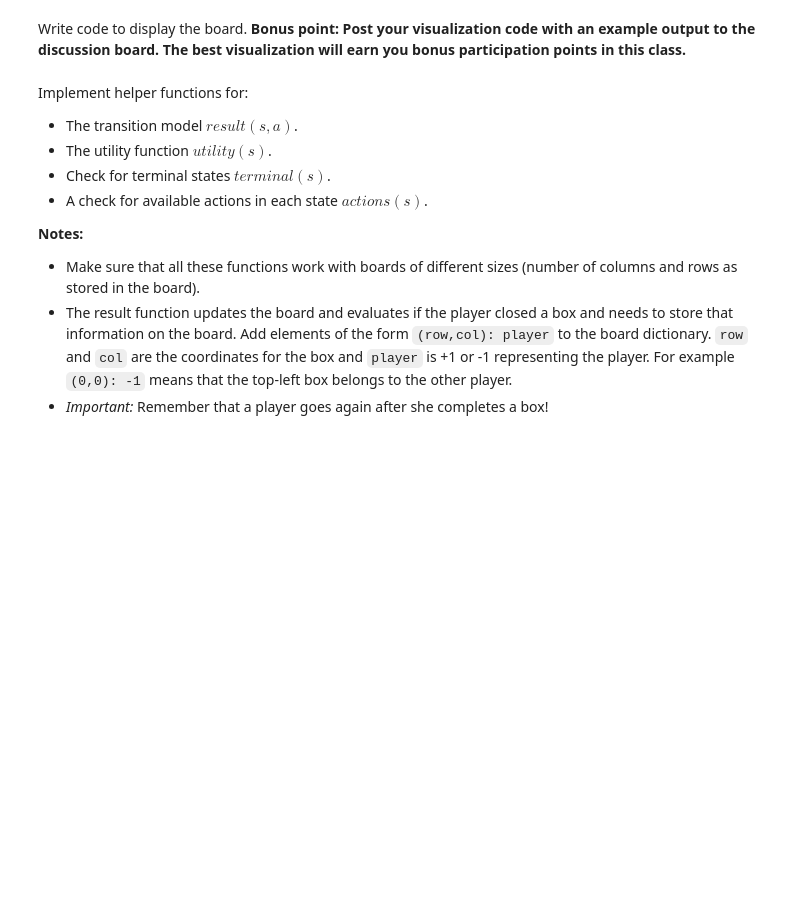
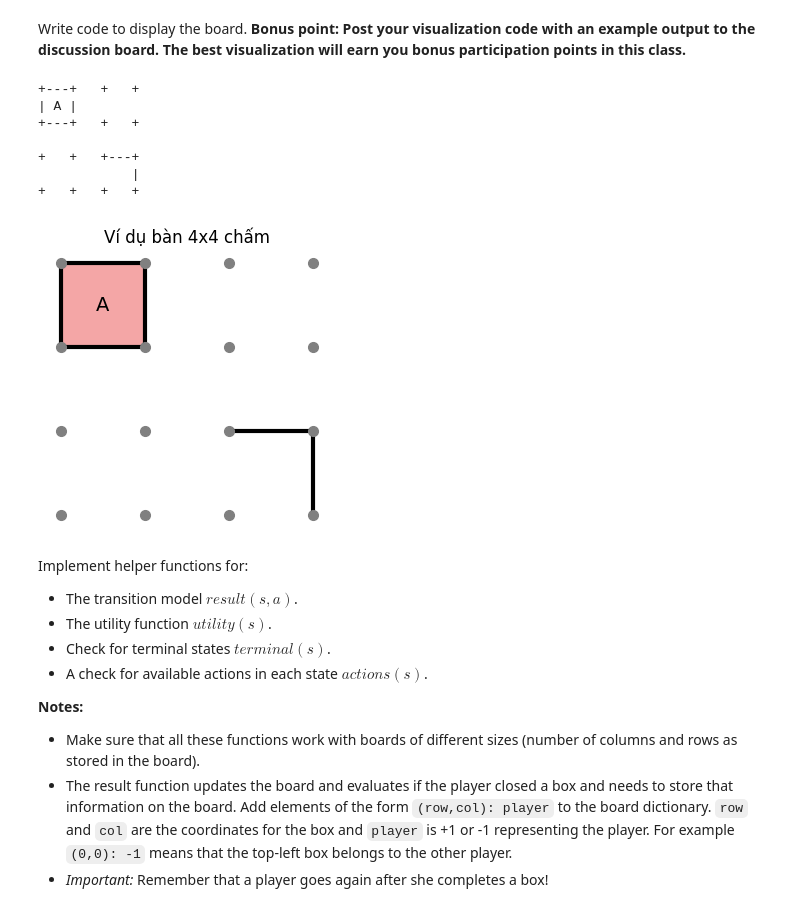
Before and after one commit to ngan23github/Advanced_Artificial_Intelligience_Group, a Jupyter notebook: Lab05/assignment_dots_and_boxes.ipynb, the cells around one changed output. Saved outputs shown, nothing was run; the diff lists cells and outputs as text; code cells hidden in the pictures; blank space fills up the shorter version.

```diff
--- a/Lab05/assignment_dots_and_boxes.ipynb
+++ b/Lab05/assignment_dots_and_boxes.ipynb
@@ -37,0 +83,18 @@ How big is the game tree that minimax search will go through? Give an estimate a
+# %%
+import itertools
+
+def tree_size(L):
+    """Số nút của cây trò chơi đầy đủ (minimax không cắt tỉa) = tổng_{k=0..L} L!/(L-k)!
+    Vì ván cờ luôn kết thúc sau đúng L nước và mọi thứ tự vẽ L đoạn đều là một ván hợp lệ,
+    số lá (số ván khác nhau) = L!"""
+    return sum(math.factorial(L)//math.factorial(L-k) for k in range(L+1))
+
+rows = []
+for size in [(2,2), (2,3), (2,4), (3,3), (3,4), (4,4), (5,5)]:
+    L = num_lines(size)
+    rows.append({"số chấm": f"{size[0]}x{size[1]}", "L": L, "số ván (lá) = L!": f"{math.factorial(L):.3e}",
+                 "tổng số nút cây": f"{tree_size(L):.3e}"})
+display(pd.DataFrame(rows))
+
+# kiểm chứng công thức bằng cách ĐẾM nút của minimax thuần trên bàn nhỏ (sau khi cài đặt xong ở Task 3, xem bảng 3.4):
+print("Công thức: 2x2 chấm ->", tree_size(4), "nút; 2x3 chấm ->", tree_size(7), "nút; 2x4 chấm ->", tree_size(10), "nút")
@@ -100,3 +165,57 @@ Write code to display the board. **Bonus point: Post your visualization code wit
+# %%
+def show_board_text(board):
+    """In bàn cờ dạng chữ: '+' là chấm, '---' và '|' là đoạn đã vẽ, 'A'/'B' là chủ ô."""
+    R, C = board['size']
+    out = []
+    for r in range(R):
+        line = ''
+        for c in range(C):
+            line += '+'
+            if c < C-1: line += '---' if ('h', r, c) in board['lines'] else '   '
+        out.append(line)
+        if r < R-1:
+            line = ''
+            for c in range(C):
+                line += '|' if ('v', r, c) in board['lines'] else ' '
+                if c < C-1:
+                    own = board['boxes'].get((r, c))
+                    line += ' A ' if own == 1 else (' B ' if own == -1 else '   ')
+            out.append(line)
+    print('\n'.join(out))
+
+def show_board(board, title=None, ax=None):
+    """Vẽ bằng matplotlib: chấm xám, đoạn đen, ô đã đóng được tô màu (A = đỏ nhạt, B = xanh nhạt)."""
+    R, C = board['size']
+    own_ax = ax is None
+    if own_ax: fig, ax = plt.subplots(figsize=(max(2, C*0.9), max(2, R*0.9)))
+    for (b, p) in board['boxes'].items():
+        ax.add_patch(plt.Rectangle((b[1], R-2-b[0]), 1, 1, color='#f4a6a6' if p == 1 else '#a6c8f4'))
+        ax.text(b[1]+.5, R-2-b[0]+.5, 'A' if p == 1 else 'B', ha='center', va='center', fontsize=14)
+    for (o, r, c) in board['lines']:
+        if o == 'h': ax.plot([c, c+1], [R-1-r, R-1-r], 'k-', lw=3)
+        else:        ax.plot([c, c], [R-1-r, R-2-r], 'k-', lw=3)
+    for r in range(R):
+        for c in range(C): ax.plot(c, R-1-r, 'o', color='gray', ms=7)
+    ax.set_aspect('equal'); ax.axis('off')
+    if title: ax.set_title(title)
+    if own_ax: plt.show()
+
+# ví dụ: bàn 4x4 chấm với vài đoạn, A đã đóng ô (0,0)
+b = new_board(4, 4)
+for a in [('h',0,0), ('v',0,0), ('h',1,0), ('v',0,1), ('h',2,2), ('v',2,3)]:
+    draw_line(b, *a)
+b['boxes'][(0,0)] = 1
+show_board_text(b)
+show_board(b, "Ví dụ bàn 4x4 chấm")
+# %% [output]
++---+   +   +
+| A |
++---+   +   +
+
++   +   +---+
+            |
++   +   +   +
+[figure, added]
 # %% [markdown]
 Implement helper functions for:
 
```
Also changed, not shown: parts of 58 cells of this notebook.
